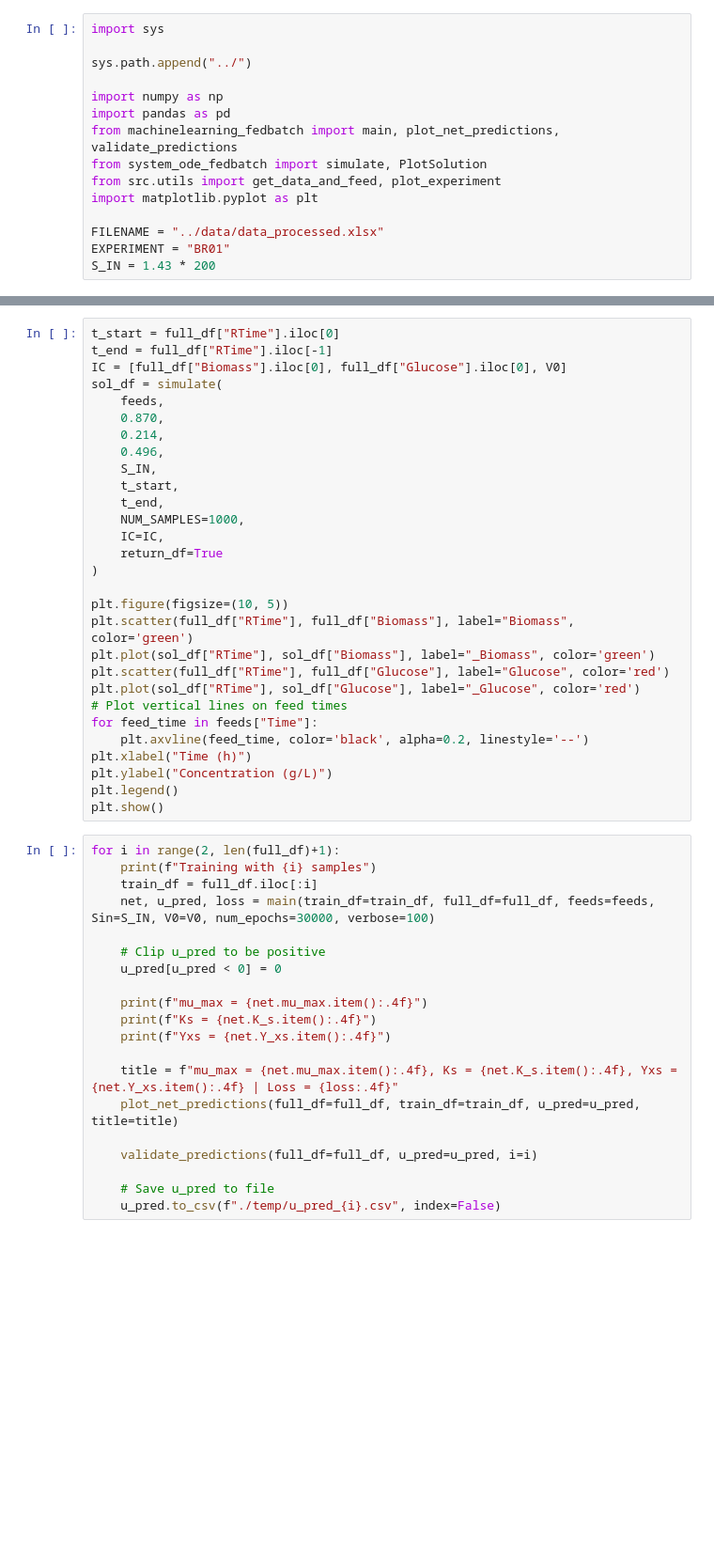
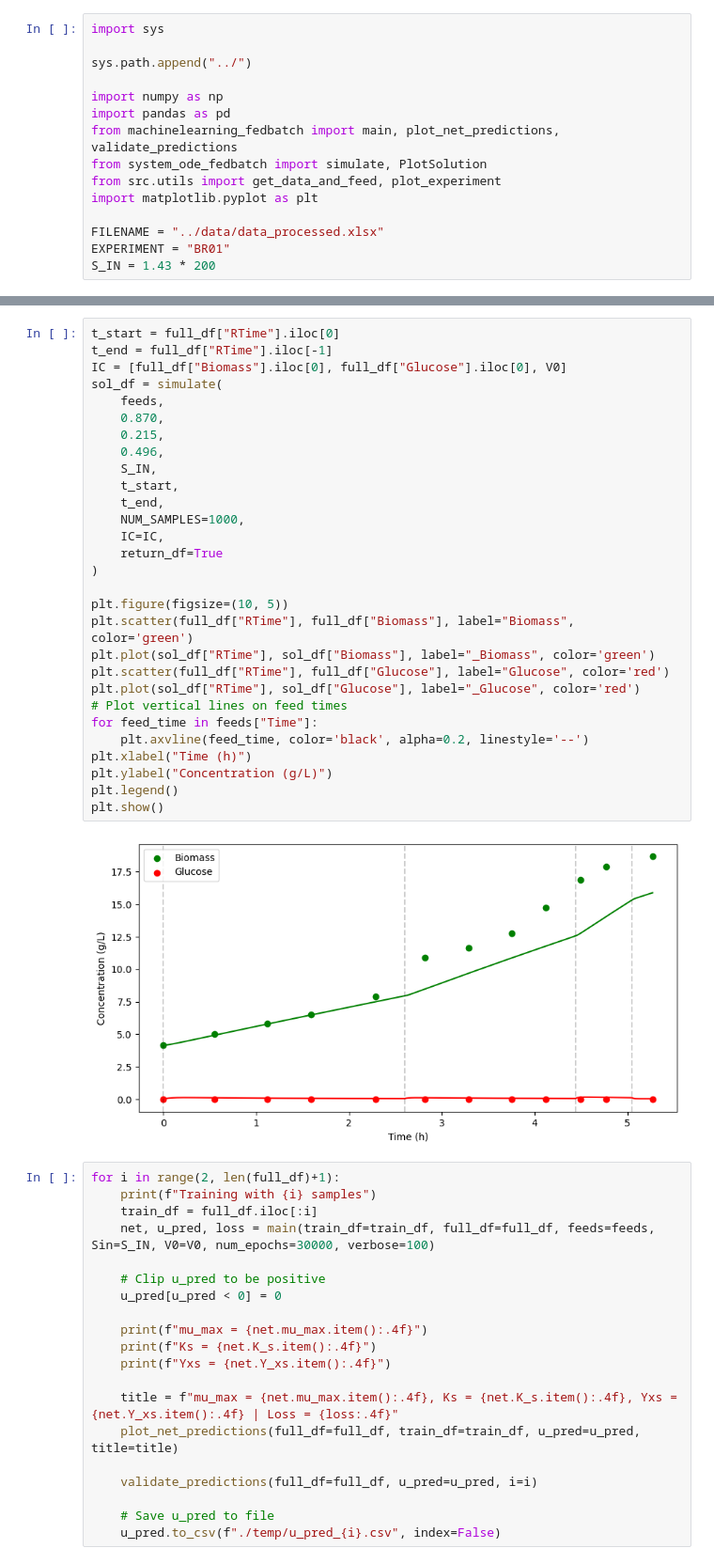
Before and after one commit to costasmexis/dynamic-modeling, a Jupyter notebook: fedbatch/Notebook_fedbatch_insilico_B.ipynb, the cells around one changed output, grey strips where cells are left out. Shown at 94% size. Drawn from its saved outputs; the diff is of its cells as text; blank space fills up the shorter version.

```diff
--- a/fedbatch/Notebook_fedbatch_insilico_B.ipynb
+++ b/fedbatch/Notebook_fedbatch_insilico_B.ipynb
@@ -70,32 +85,34 @@ plt.show()
 # %%
 t_start = full_df["RTime"].iloc[0]
 t_end = full_df["RTime"].iloc[-1]
 IC = [full_df["Biomass"].iloc[0], full_df["Glucose"].iloc[0], V0]
 sol_df = simulate(
     feeds,
     0.870,
-    0.214,
+    0.215,
     0.496,
     S_IN,
     t_start,
     t_end,
     NUM_SAMPLES=1000,
     IC=IC,
     return_df=True
 )
 
 plt.figure(figsize=(10, 5))
 plt.scatter(full_df["RTime"], full_df["Biomass"], label="Biomass", color='green')
 plt.plot(sol_df["RTime"], sol_df["Biomass"], label="_Biomass", color='green')
 plt.scatter(full_df["RTime"], full_df["Glucose"], label="Glucose", color='red')
 plt.plot(sol_df["RTime"], sol_df["Glucose"], label="_Glucose", color='red')
 # Plot vertical lines on feed times
 for feed_time in feeds["Time"]:
     plt.axvline(feed_time, color='black', alpha=0.2, linestyle='--')
 plt.xlabel("Time (h)")
 plt.ylabel("Concentration (g/L)")
 plt.legend()
 plt.show()
+# %% [output]
+[figure, added]
 # %%
 for i in range(2, len(full_df)+1):
     print(f"Training with {i} samples")
```
Also changed, not shown: parts of 5 cells of this notebook.
